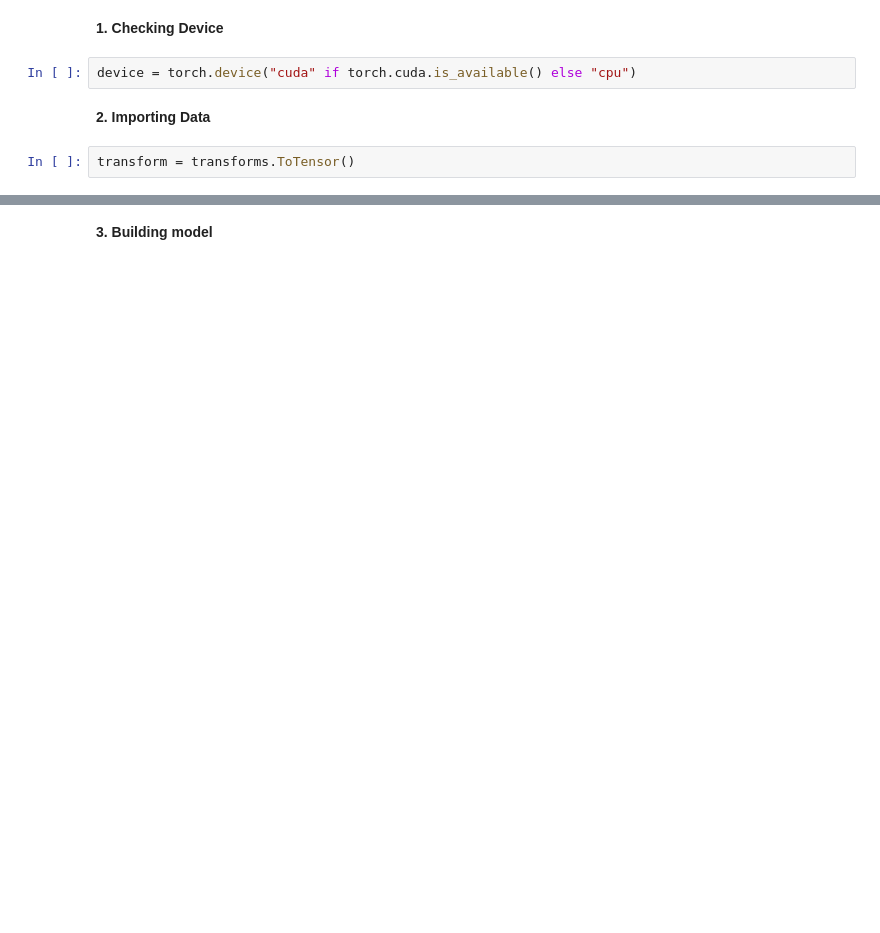
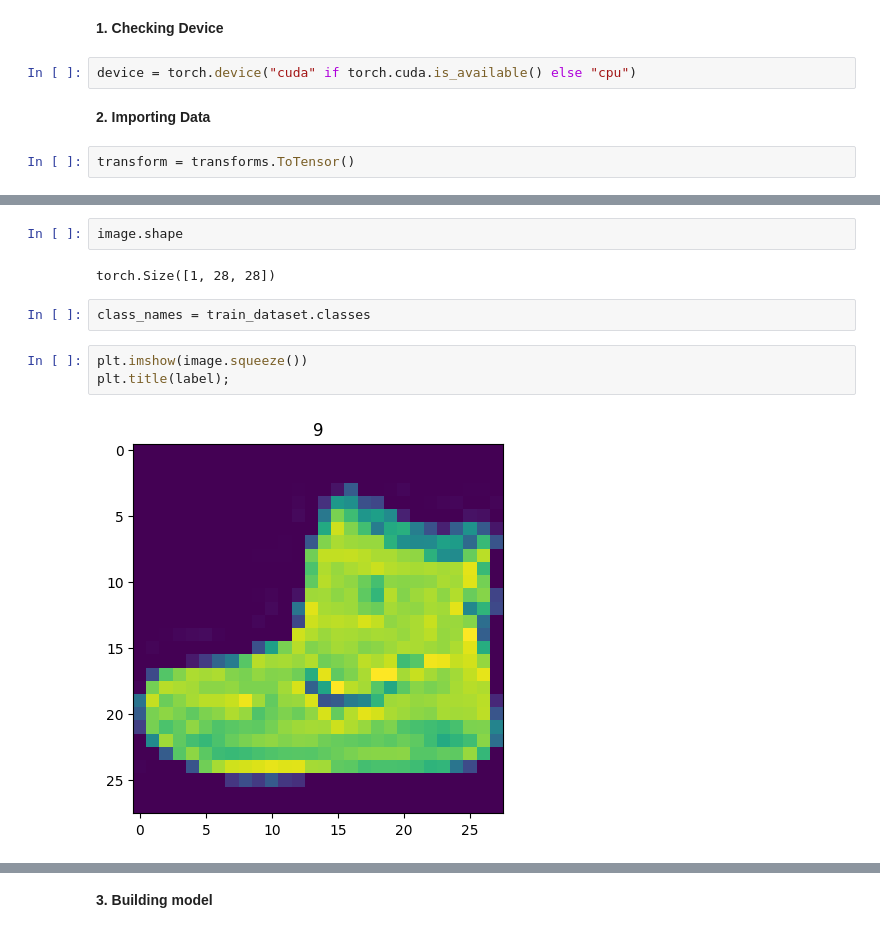
Before and after one commit to matcze/image_classifier, a Jupyter notebook: model_pytorch/fashion_mnist.ipynb, the cells around one changed output, grey strips where cells are left out. Cells and saved outputs as stored; diff of their text form; blank space fills up the shorter version.

```diff
--- a/model_pytorch/fashion_mnist.ipynb
+++ b/model_pytorch/fashion_mnist.ipynb
@@ -36,0 +53,11 @@ torch.Size([1, 28, 28])
+# %%
+image.shape
+# %% [output]
+torch.Size([1, 28, 28])
+# %%
+class_names = train_dataset.classes
+# %%
+plt.imshow(image.squeeze())
+plt.title(label);
+# %% [output]
+[figure, added]
```
Also changed, not shown: parts of 11 cells of this notebook.
